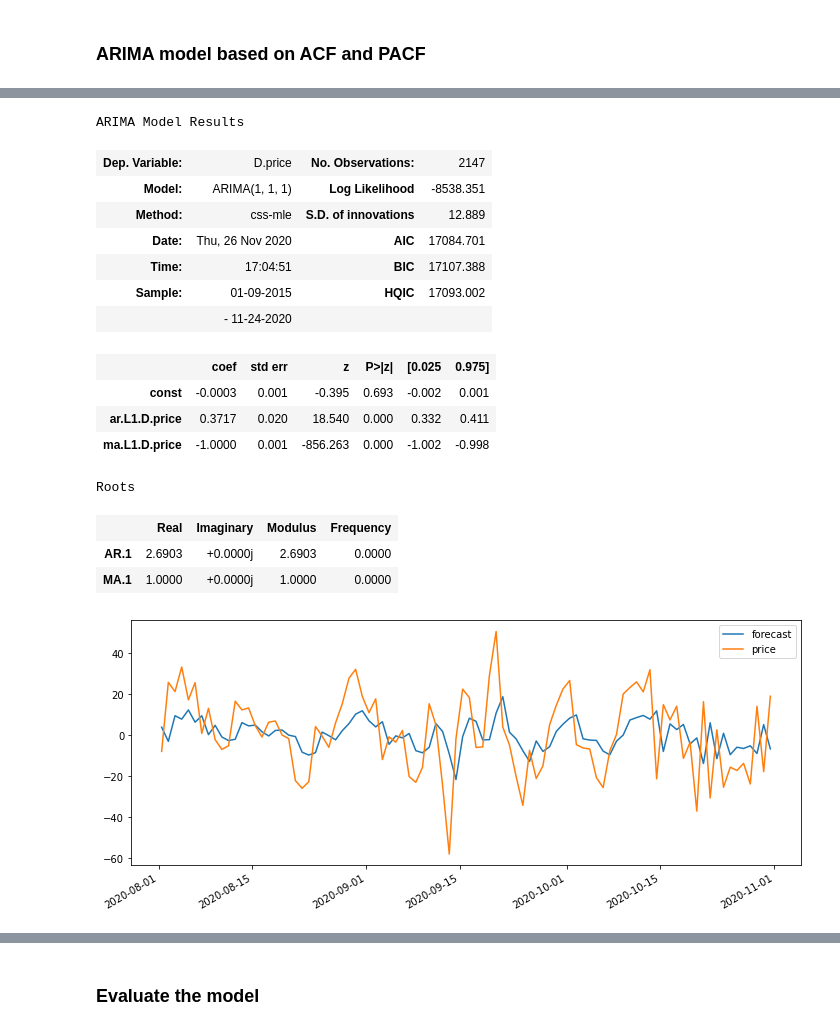
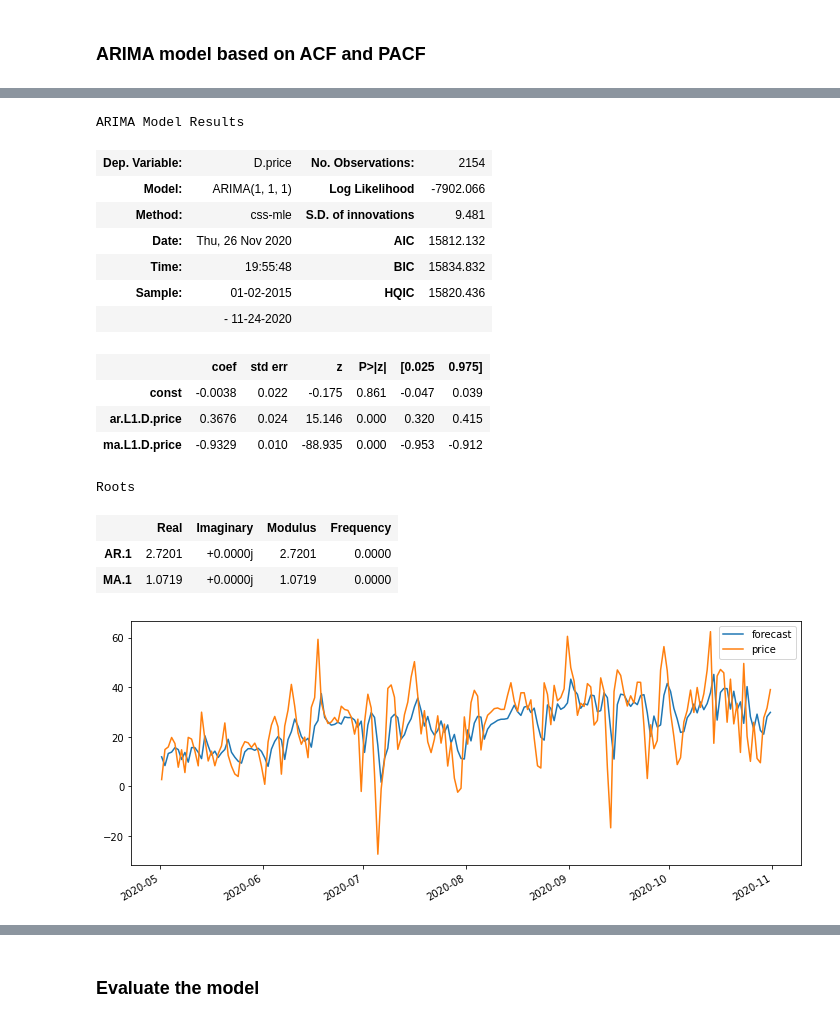
Before and after one commit to Guli-Y/ElectricityPricePredictor, a Jupyter notebook: notebooks/baseline_guli.ipynb, the cells around one changed output, grey strips where cells are left out. Drawn from its saved outputs; the diff is of its cells as text; code cells hidden in the pictures.

Commit message:
ARIMA model is built

```diff
--- a/notebooks/baseline_guli.ipynb
+++ b/notebooks/baseline_guli.ipynb
@@ -105,5 +114,2 @@ plot_pacf(df_hour_11, lags=40, ax=axes[1], color='r');
 # %% [markdown]
 #### After removing weekly seasonality
-# %%
-# remove the weekly seasonality
-df_hour_11_deseasonalized = df_hour_11.diff(7).dropna()
@@ -141,25 +168,25 @@ arima = arima.fit()
 arima.summary()
 # %% [output]
 ARIMA Model Results
-| Dep. Variable: | D.price | No. Observations: | 2147 |
-| Model: | ARIMA(1, 1, 1) | Log Likelihood | -8538.351 |
-| Method: | css-mle | S.D. of innovations | 12.889 |
-| Date: | Thu, 26 Nov 2020 | AIC | 17084.701 |
-| Time: | 17:04:51 | BIC | 17107.388 |
-| Sample: | 01-09-2015 | HQIC | 17093.002 |
+| Dep. Variable: | D.price | No. Observations: | 2154 |
+| Model: | ARIMA(1, 1, 1) | Log Likelihood | -7902.066 |
+| Method: | css-mle | S.D. of innovations | 9.481 |
+| Date: | Thu, 26 Nov 2020 | AIC | 15812.132 |
+| Time: | 19:55:48 | BIC | 15834.832 |
+| Sample: | 01-02-2015 | HQIC | 15820.436 |
 |  | - 11-24-2020 |  |  |
 |  | coef | std err | z | P>|z| | [0.025 | 0.975] |
-| const | -0.0003 | 0.001 | -0.395 | 0.693 | -0.002 | 0.001 |
-| ar.L1.D.price | 0.3717 | 0.020 | 18.540 | 0.000 | 0.332 | 0.411 |
-| ma.L1.D.price | -1.0000 | 0.001 | -856.263 | 0.000 | -1.002 | -0.998 |
+| const | -0.0038 | 0.022 | -0.175 | 0.861 | -0.047 | 0.039 |
+| ar.L1.D.price | 0.3676 | 0.024 | 15.146 | 0.000 | 0.320 | 0.415 |
+| ma.L1.D.price | -0.9329 | 0.010 | -88.935 | 0.000 | -0.953 | -0.912 |
 Roots
 |  | Real | Imaginary | Modulus | Frequency |
-| AR.1 | 2.6903 | +0.0000j | 2.6903 | 0.0000 |
-| MA.1 | 1.0000 | +0.0000j | 1.0000 | 0.0000 |
+| AR.1 | 2.7201 | +0.0000j | 2.7201 | 0.0000 |
+| MA.1 | 1.0719 | +0.0000j | 1.0719 | 0.0000 |
 # %%
-arima.plot_predict('2020-08', '2020-10')
+arima.plot_predict('2020-05', '2020-10')
 fig = plt.gcf()
 fig.set_size_inches(12, 5);
 # %% [output]
-[figure, old version]
+[figure, new version]
 # %%
```
Also changed, not shown: parts of 36 cells of this notebook.
